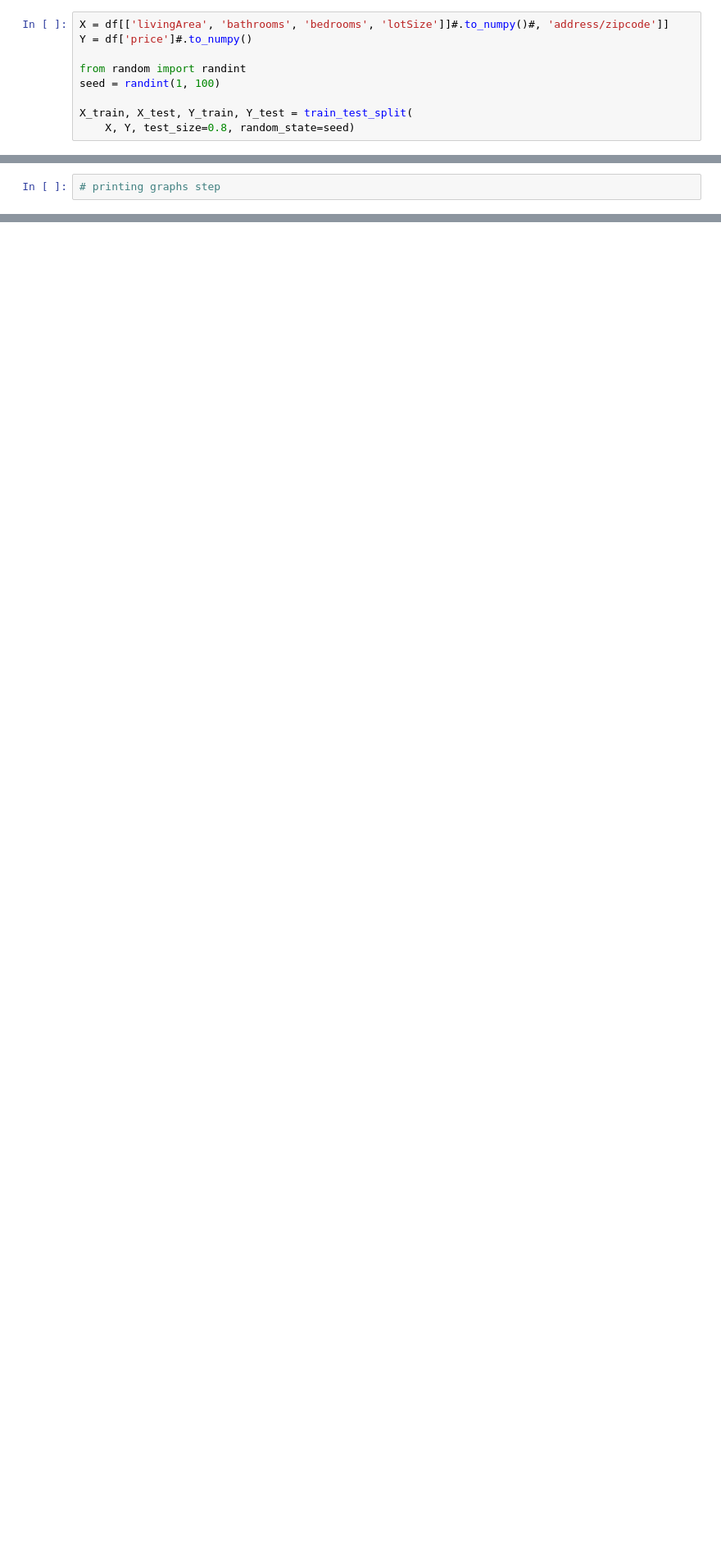
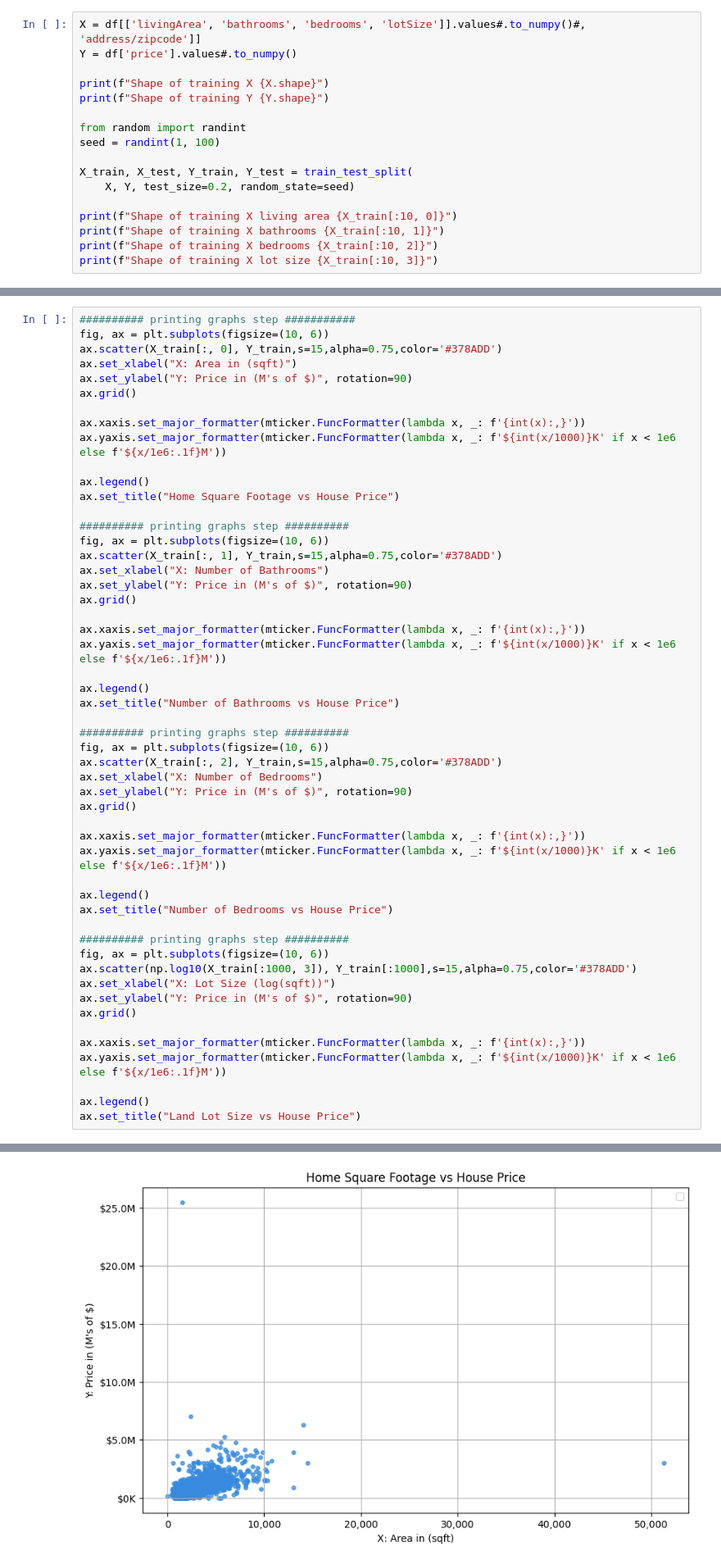
Before and after one commit to rperdomo-research/Fundamentals-of-ML, a Jupyter notebook: homework1.ipynb, the cells around one changed output, grey strips where cells are left out. Shown at 82% size. Drawn from its saved outputs; the diff is of its cells as text; blank space fills up the shorter version.

Commit message:
Added graphs, experimented with log

```diff
--- a/homework1.ipynb
+++ b/homework1.ipynb
@@ -35,11 +36,19 @@ dtypes: float64(4), int64(2)
 dtypes: float64(4), int64(2)
 memory usage: 1.2 MB
 # %%
-X = df[['livingArea', 'bathrooms', 'bedrooms', 'lotSize']]#.to_numpy()#, 'address/zipcode']]
-Y = df['price']#.to_numpy()
+X = df[['livingArea', 'bathrooms', 'bedrooms', 'lotSize']].values#.to_numpy()#, 'address/zipcode']]
+Y = df['price'].values#.to_numpy()
+
+print(f"Shape of training X {X.shape}")
+print(f"Shape of training Y {Y.shape}")
 
 from random import randint
 seed = randint(1, 100)
 
 X_train, X_test, Y_train, Y_test = train_test_split(
-    X, Y, test_size=0.8, random_state=seed)
+    X, Y, test_size=0.2, random_state=seed)
+
+print(f"Shape of training X living area {X_train[:10, 0]}")
+print(f"Shape of training X bathrooms {X_train[:10, 1]}")
+print(f"Shape of training X bedrooms {X_train[:10, 2]}")
+print(f"Shape of training X lot size {X_train[:10, 3]}")
@@ -46,2 +63,53 @@ X_train, X_test, Y_train, Y_test = train_test_split(
 # %%
-# printing graphs step
+########## printing graphs step ###########
+fig, ax = plt.subplots(figsize=(10, 6))
+ax.scatter(X_train[:, 0], Y_train,s=15,alpha=0.75,color='#378ADD')
+ax.set_xlabel("X: Area in (sqft)")
+ax.set_ylabel("Y: Price in (M's of $)", rotation=90)
+ax.grid()
+
+ax.xaxis.set_major_formatter(mticker.FuncFormatter(lambda x, _: f'{int(x):,}'))
+ax.yaxis.set_major_formatter(mticker.FuncFormatter(lambda x, _: f'${int(x/1000)}K' if x < 1e6 else f'${x/1e6:.1f}M'))
+
+ax.legend()
+ax.set_title("Home Square Footage vs House Price")
+
+########## printing graphs step ##########
+fig, ax = plt.subplots(figsize=(10, 6))
+ax.scatter(X_train[:, 1], Y_train,s=15,alpha=0.75,color='#378ADD')
+ax.set_xlabel("X: Number of Bathrooms")
+ax.set_ylabel("Y: Price in (M's of $)", rotation=90)
+ax.grid()
+
+ax.xaxis.set_major_formatter(mticker.FuncFormatter(lambda x, _: f'{int(x):,}'))
+ax.yaxis.set_major_formatter(mticker.FuncFormatter(lambda x, _: f'${int(x/1000)}K' if x < 1e6 else f'${x/1e6:.1f}M'))
+
+ax.legend()
+ax.set_title("Number of Bathrooms vs House Price")
+
+########## printing graphs step ##########
+fig, ax = plt.subplots(figsize=(10, 6))
+ax.scatter(X_train[:, 2], Y_train,s=15,alpha=0.75,color='#378ADD')
+ax.set_xlabel("X: Number of Bedrooms")
+ax.set_ylabel("Y: Price in (M's of $)", rotation=90)
+ax.grid()
+
+ax.xaxis.set_major_formatter(mticker.FuncFormatter(lambda x, _: f'{int(x):,}'))
+ax.yaxis.set_major_formatter(mticker.FuncFormatter(lambda x, _: f'${int(x/1000)}K' if x < 1e6 else f'${x/1e6:.1f}M'))
+
+ax.legend()
+ax.set_title("Number of Bedrooms vs House Price")
+
+########## printing graphs step ##########
+fig, ax = plt.subplots(figsize=(10, 6))
+ax.scatter(np.log10(X_train[:1000, 3]), Y_train[:1000],s=15,alpha=0.75,color='#378ADD')
+ax.set_xlabel("X: Lot Size (log(sqft))")
+ax.set_ylabel("Y: Price in (M's of $)", rotation=90)
+ax.grid()
+
+ax.xaxis.set_major_formatter(mticker.FuncFormatter(lambda x, _: f'{int(x):,}'))
+ax.yaxis.set_major_formatter(mticker.FuncFormatter(lambda x, _: f'${int(x/1000)}K' if x < 1e6 else f'${x/1e6:.1f}M'))
+
+ax.legend()
+ax.set_title("Land Lot Size vs House Price")
+# %% [output]
@@ -47,0 +117 @@ X_train, X_test, Y_train, Y_test = train_test_split(
+[figure, added]
```
Also changed, not shown: parts of 6 cells of this notebook.
